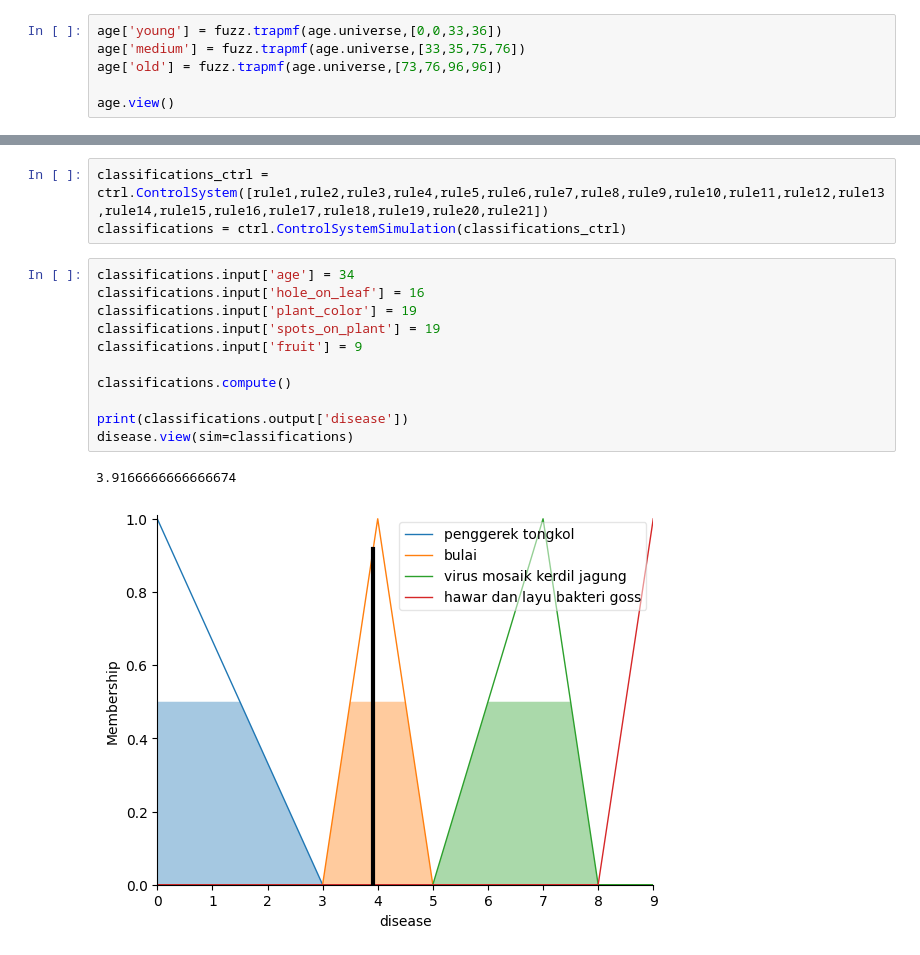
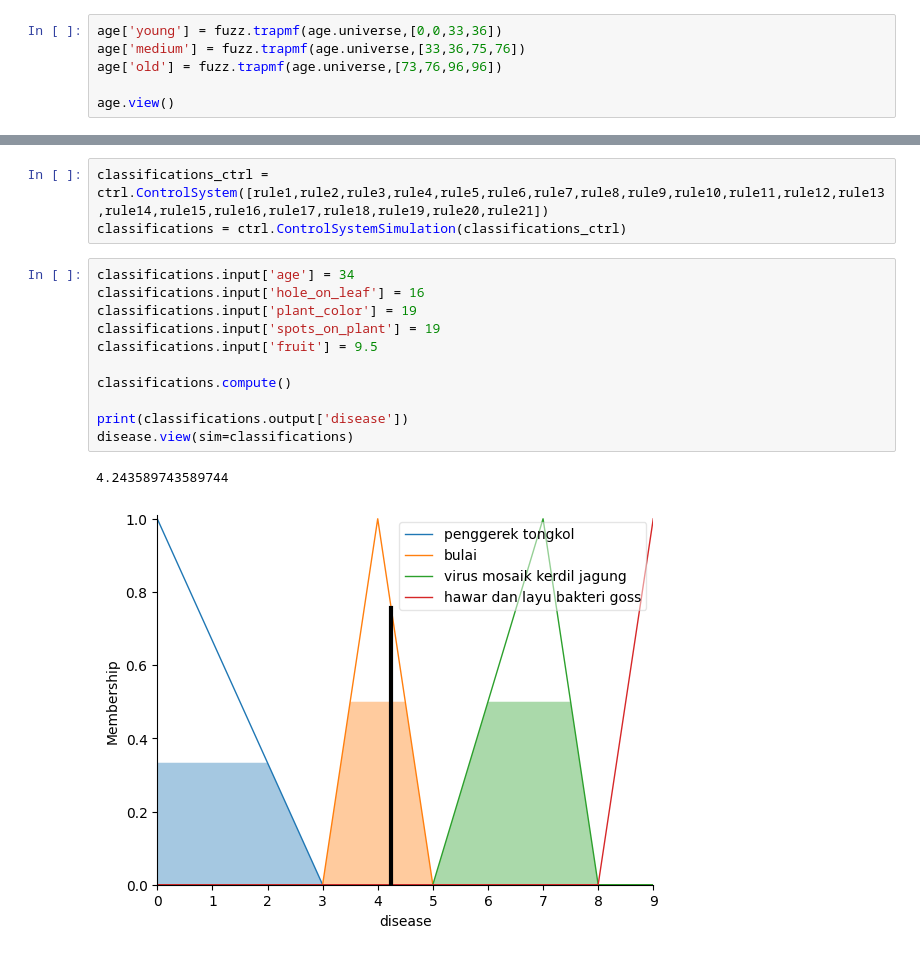
Before and after one commit to Teheft1/kaggle, a Jupyter notebook: fuzzy-try.ipynb, the cells around one changed output, grey strips where cells are left out. Drawn from its saved outputs; the diff is of its cells as text.

```diff
--- a/fuzzy-try.ipynb
+++ b/fuzzy-try.ipynb
@@ -58,7 +58,7 @@ disease = ctrl.Consequent(np.arange(0,10,1),'disease')
 age membership setup
 # %%
 age['young'] = fuzz.trapmf(age.universe,[0,0,33,36])
-age['medium'] = fuzz.trapmf(age.universe,[33,35,75,76])
+age['medium'] = fuzz.trapmf(age.universe,[33,36,75,76])
 age['old'] = fuzz.trapmf(age.universe,[73,76,96,96])
 
 age.view()
@@ -138,14 +138,14 @@ classifications = ctrl.ControlSystemSimulation(classifications_ctrl)
 # %%
 classifications.input['age'] = 34
 classifications.input['hole_on_leaf'] = 16
 classifications.input['plant_color'] = 19
 classifications.input['spots_on_plant'] = 19
-classifications.input['fruit'] = 9
+classifications.input['fruit'] = 9.5
 
 classifications.compute()
 
 print(classifications.output['disease'])
 disease.view(sim=classifications)
 # %% [output]
-3.9166666666666674
+4.243589743589744
-[figure, old version]
+[figure, new version]
```
Also changed, not shown: parts of 5 cells of this notebook.
